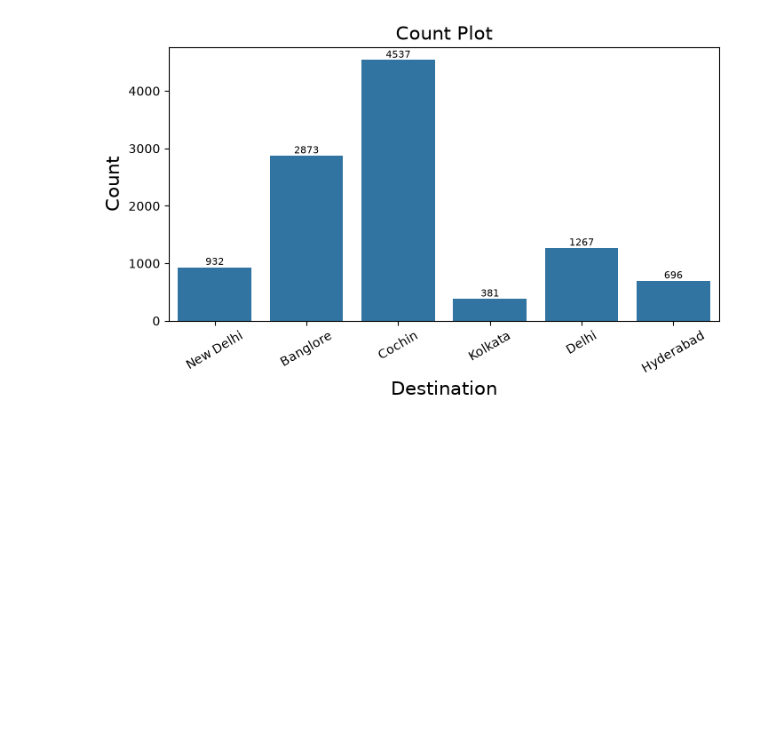
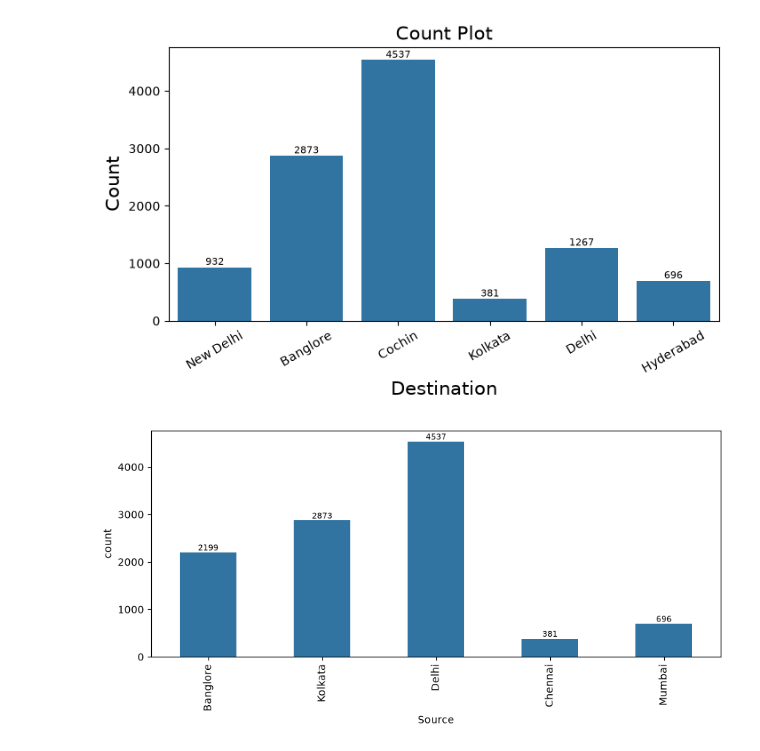
Before and after one commit to vaishnavidhanavade/03-Data-Manupulation-Pandas, a Jupyter notebook: 01.Pandas-Level-01.ipynb/4_plotting-01.ipynb, the cells around one changed output. Saved outputs shown, nothing was run; the diff lists cells and outputs as text; code cells hidden in the pictures; blank space fills up the shorter version.

```diff
--- a/01.Pandas-Level-01.ipynb/4_plotting-01.ipynb
+++ b/01.Pandas-Level-01.ipynb/4_plotting-01.ipynb
@@ -357,3 +365,11 @@ plt.title("Count Plot", fontsize=font)
 plt.show()
 # %% [output]
 [figure]
+# %%
+plt.figure(figsize=(10,4))
+ax=sns.countplot(x=df['Source'],width=0.5)
+ax.bar_label(ax.containers[0],fmt='%d',fontsize=8)
+plt.xticks(rotation=90)
+plt.show()
+# %% [output]
+[figure, added]
```
Also changed, not shown: parts of 1 cell of this notebook.
